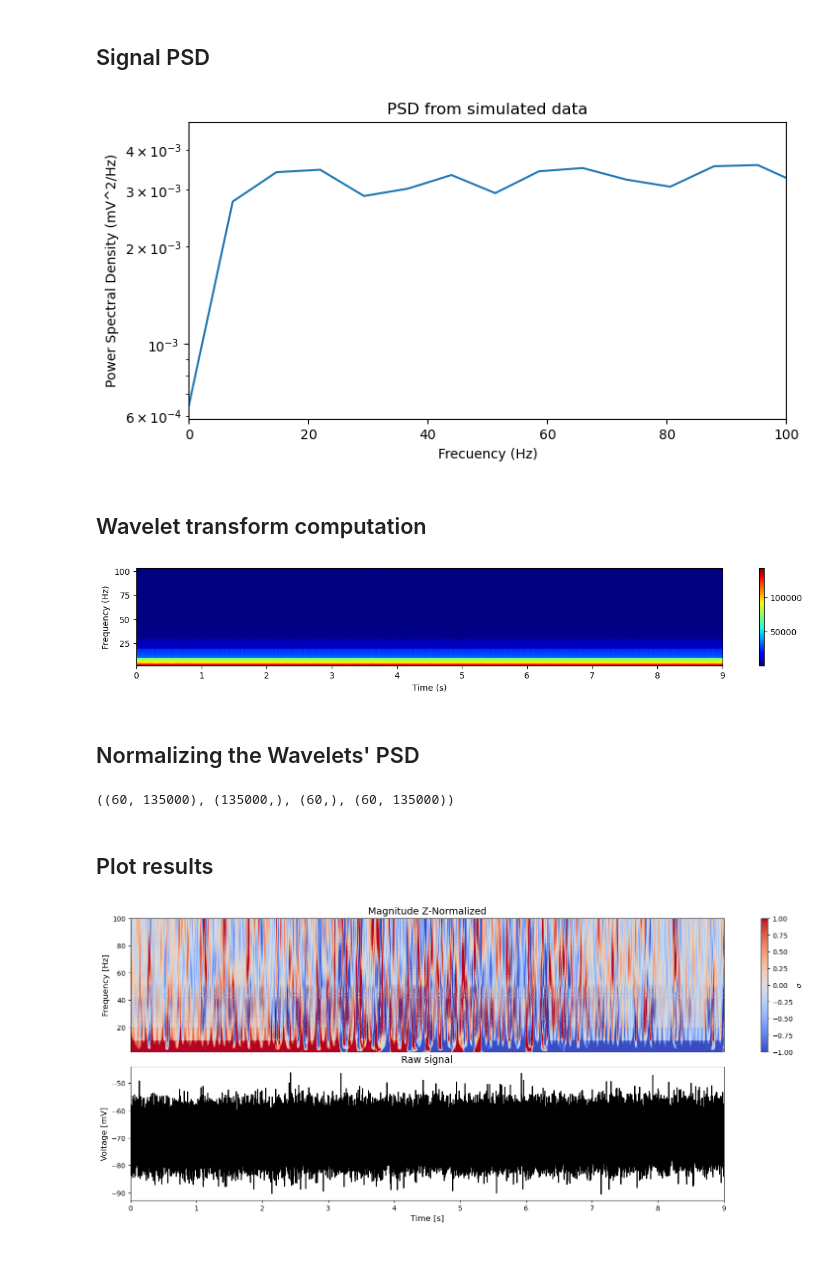
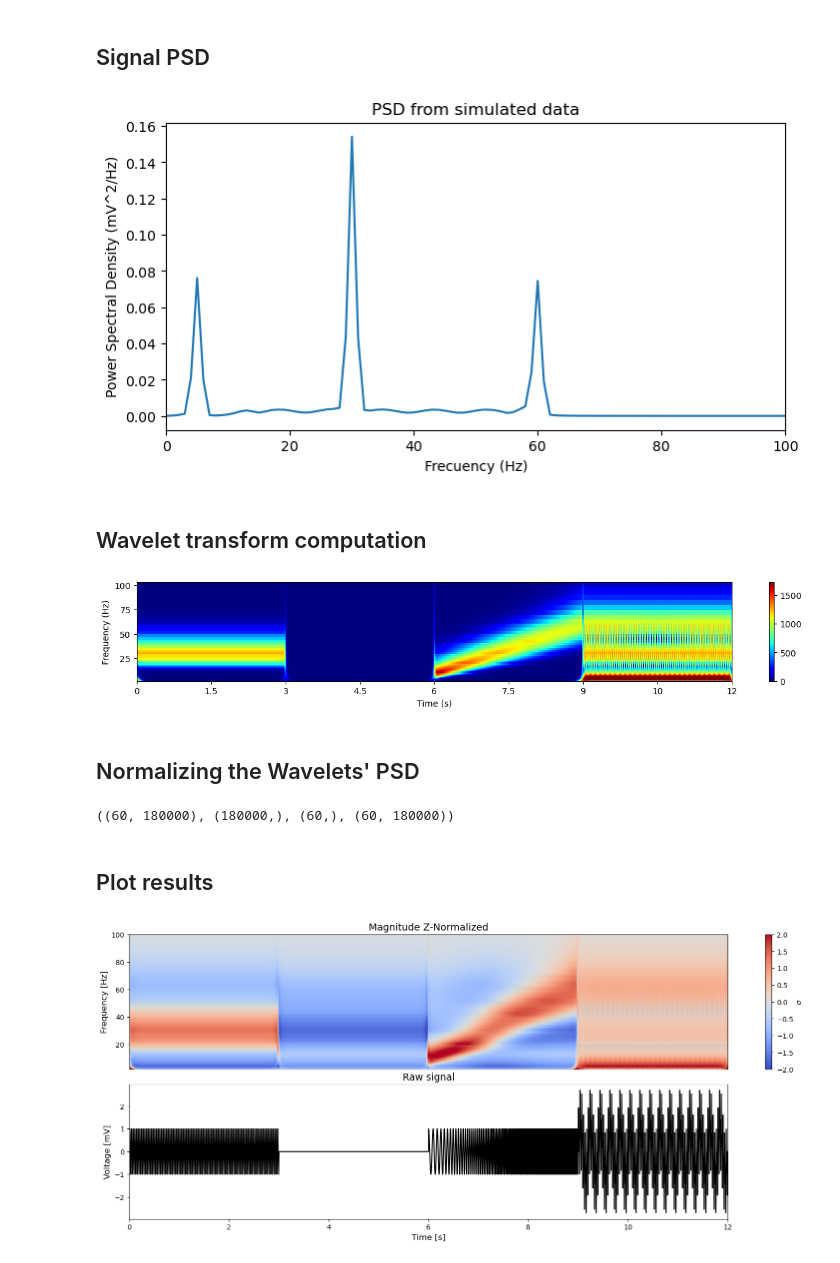
Before and after one commit to aidanortega/synaptic-activity-spectral-analysis, a Jupyter notebook: Codes/main_example.ipynb, the cells around one changed output. Saved outputs shown, nothing was run; the diff lists cells and outputs as text; code cells hidden in the pictures.

```diff
--- a/Codes/main_example.ipynb
+++ b/Codes/main_example.ipynb
@@ -11,7 +11,8 @@ from scipy.signal import welch
 # %% [markdown]
 ## Data load
 # %%
-signal, time = np.load('../Demo_datasets/noised_signal.npy')
+signal, time = np.load('../Demo_datasets/segmented_signal.npy')
+sampling_frequency = 15000
 # %% [markdown]
 ## Data plot
 # %%
@@ -27,23 +27,23 @@ plt.xlim(0, time[-1])
 # %% [markdown]
 ## Signal PSD
 # %%
-f, Pxx = welch(signal, fs=15000, nperseg=2048)
+f, Pxx = welch(signal, fs=sampling_frequency, nperseg=sampling_frequency)
 
 plt.figure(figsize=(8, 4))
-plt.semilogy(f, Pxx)
+plt.plot(f, Pxx)
 plt.xlim([0, 100])
 plt.xlabel('Frecuency (Hz)')
 plt.ylabel('Power Spectral Density (mV^2/Hz)')
 plt.title('PSD from simulated data')
 plt.show()
 # %% [output]
-[figure, old version]
+[figure, new version]
 # %% [markdown]
 ## Wavelet transform computation
 # %%
-M_freq, time, freqs = CWT(signal, sf=15000, BW=[2, 100], Nwvlts=60, plot = True);
+M_freq, time, freqs = CWT(signal, sf=sampling_frequency, BW=[2, 100], Nwvlts=60, plot = True);
 # %% [output]
-[figure, old version]
+[figure, new version]
 # %% [markdown]
 ## Normalizing the Wavelets' PSD
 # %%
@@ -51,34 +51,34 @@ M_norm = z_norm(M_freq)
 # %%
 M_freq.shape, time.shape, freqs.shape, M_norm.shape
 # %% [output]
-((60, 135000), (135000,), (60,), (60, 135000))
+((60, 180000), (180000,), (60,), (60, 180000))
 # %% [markdown]
 ## Plot results
 # %%
 plt.figure(figsize=(15, 6))
 
 ax = plt.axes([0.1, 0.55, 1, 0.45])
 
 ax.set_title("Magnitude Z-Normalized", fontsize = 14)
 
 im = specshow(M_norm,  x_axis=None, y_axis='linear', x_coords=time, y_coords=freqs,
               shading='gouraud', cmap="jet", snap = True, ax = ax)
 
 plt.colorbar(im, ax = ax, label = "$\sigma$")
 im.set_cmap('coolwarm')
-clim_range = 1
+clim_range = 2
 im.set_clim(-clim_range, clim_range)
 ax.set_ylabel("Frequency [Hz]", fontsize = 12)
 ax.set_xlim(time[0], time[-1]);
 
 bx = plt.axes([0.1, 0.05, .8, 0.45])
 
 bx.set_title("Raw signal", fontsize = 14)
 bx.plot(time, signal, 'black')
 bx.set_ylabel("Voltage [mV]", fontsize = 12)
 bx.set_xlim(time[0], time[-1]);
 
 plt.xlabel("Time [s]", fontsize = 12)
 plt.show()
 # %% [output]
-[figure, old version]
+[figure, new version]
```
Also changed, not shown: parts of 1 cell of this notebook, 1 other file.
